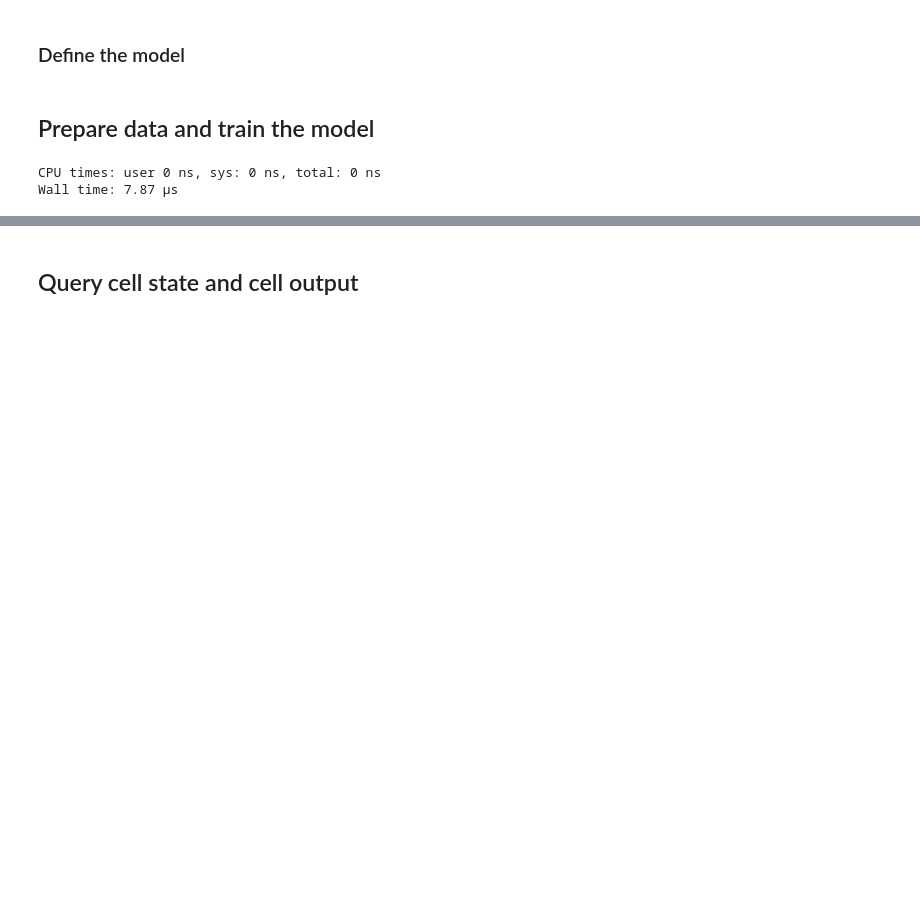
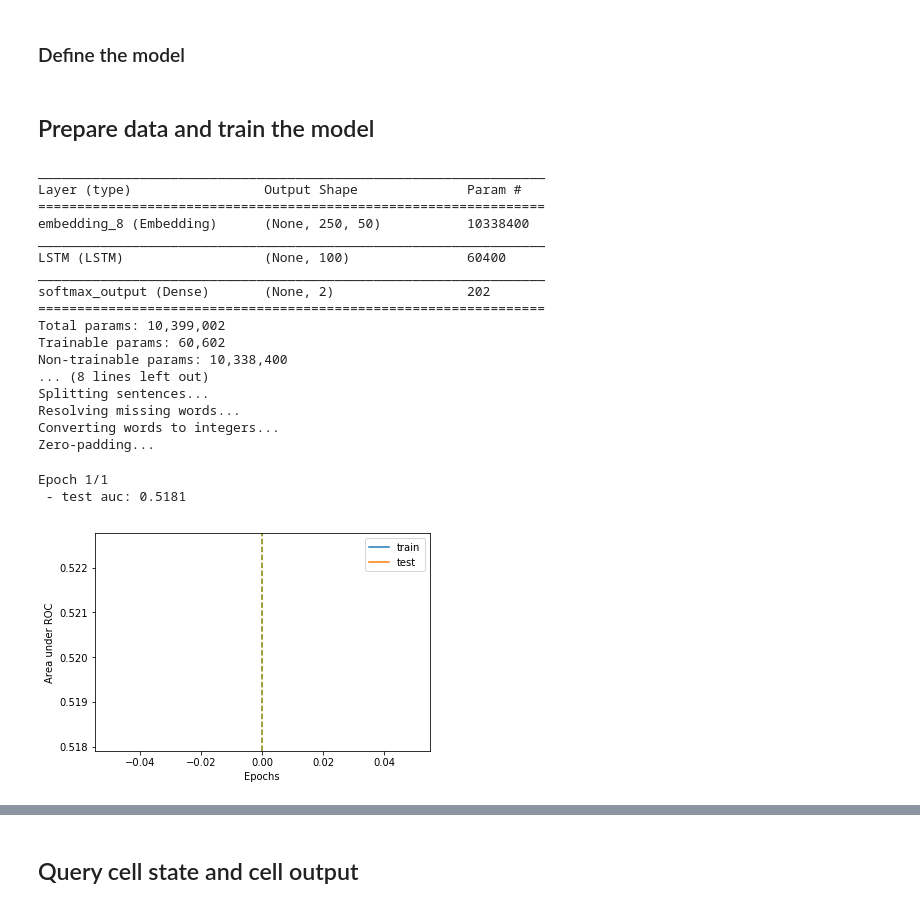
Before and after one commit to richwkc/Kaggle-Toxic-Comment-Classification-Challenge, a Jupyter notebook: codebase/visualize-rnn.ipynb, the cells around one changed output, grey strips where cells are left out. Cells and saved outputs as stored; diff of their text form; code cells hidden in the pictures; blank space fills up the shorter version.

```diff
--- a/codebase/visualize-rnn.ipynb
+++ b/codebase/visualize-rnn.ipynb
@@ -40,14 +40,13 @@ maxSeqLength = 250
 
 splitter = SentenceSplitter("comment_text")
 stopwordsRemover = StopwordsRemover()
-wordEmbedding = loadWordEmbedding("../../state/external-models/glove.6B/saved-50.bin")
+wordEmbedding = loadWordEmbedding("../../state/external-models/glove.6B/webcrawl.bin")
 
 allWords = splitter.transform(pd.concat([allData, contestTest]))
 textWords = set([word for sentence in allWords for word in sentence])
-# missingWords = textWords - set(list(wordEmbedding.vocab.keys()))
+missingWords = textWords - set(list(wordEmbedding.vocab.keys()))
 
 missingWordsResolutionDict = loadObject("./missingWordsResolution.plk")
-missingWords = set(missingWordsResolutionDict.keys()) - set(list(wordEmbedding.vocab.keys()))
 missingWordsResolver = MissingWordsResolver(missingWordsResolutionDict, missingWords)
 
 splittingPipeline = Pipeline(steps=[
@@ -85,7 +84,7 @@ preparationPipeline = Pipeline(steps=[
 ### W2V
 # %%
 %%time
-w2v = Word2Vec(wordEmbedding, 50, w2i.i2w, seed=4324)
+w2v = Word2Vec(wordEmbedding, 300, w2i.i2w, seed=4324)
 # %% [output]
 Loading word2vec dictionary...
 CPU times: user 100 ms, sys: 0 ns, total: 100 ms
@@ -166,12 +165,30 @@ def fitModel(model, trainDataset, testDataset, printAucCallback, label, epochs,
     return model, testSentences, testLabels
 # %%
 %%time
-dropout = 0.6
-recurrentDropout = 0.2
+dropout = 0.7
+recurrentDropout = 0.4
 model = defineModel(dropout, recurrentDropout)
 printAucCallback = PrintAucCallback(8192, printFrequency=0.02)
 
-model, testSentences, testLabels = fitModel(model, train[:20000], test[:20000], printAucCallback, "toxic", 2)
+model, testSentences, testLabels = fitModel(model, train, test, printAucCallback, "toxic", 6)
 # %% [output]
-CPU times: user 0 ns, sys: 0 ns, total: 0 ns
-Wall time: 7.87 µs
+_________________________________________________________________
+Layer (type)                 Output Shape              Param #
+=================================================================
+embedding_8 (Embedding)      (None, 250, 50)           10338400
+_________________________________________________________________
+LSTM (LSTM)                  (None, 100)               60400
+_________________________________________________________________
+softmax_output (Dense)       (None, 2)                 202
+=================================================================
+Total params: 10,399,002
+Trainable params: 60,602
+Non-trainable params: 10,338,400
+... (8 lines left out)
+Splitting sentences...
+Resolving missing words...
+Converting words to integers...
+Zero-padding...
+Epoch 1/1
+ - test auc: 0.5181
+[figure, added]
```
Also changed, not shown: parts of 12 cells of this notebook.
